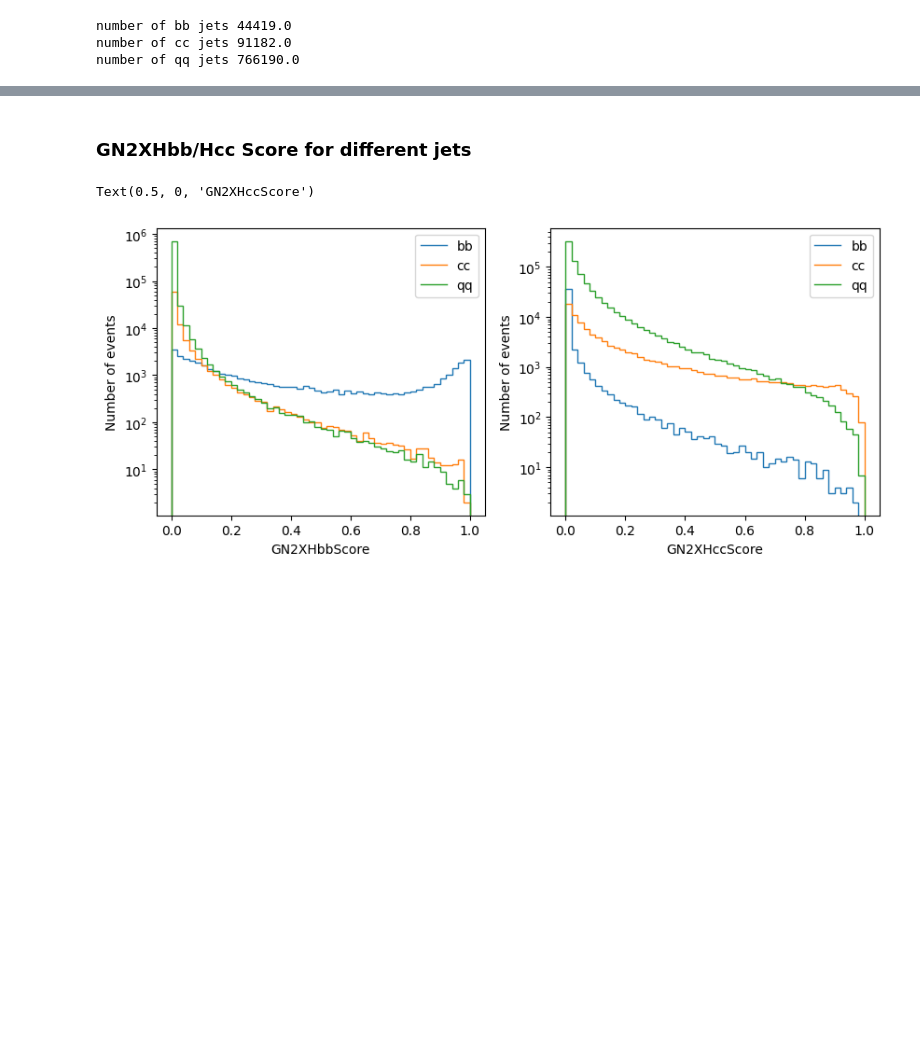
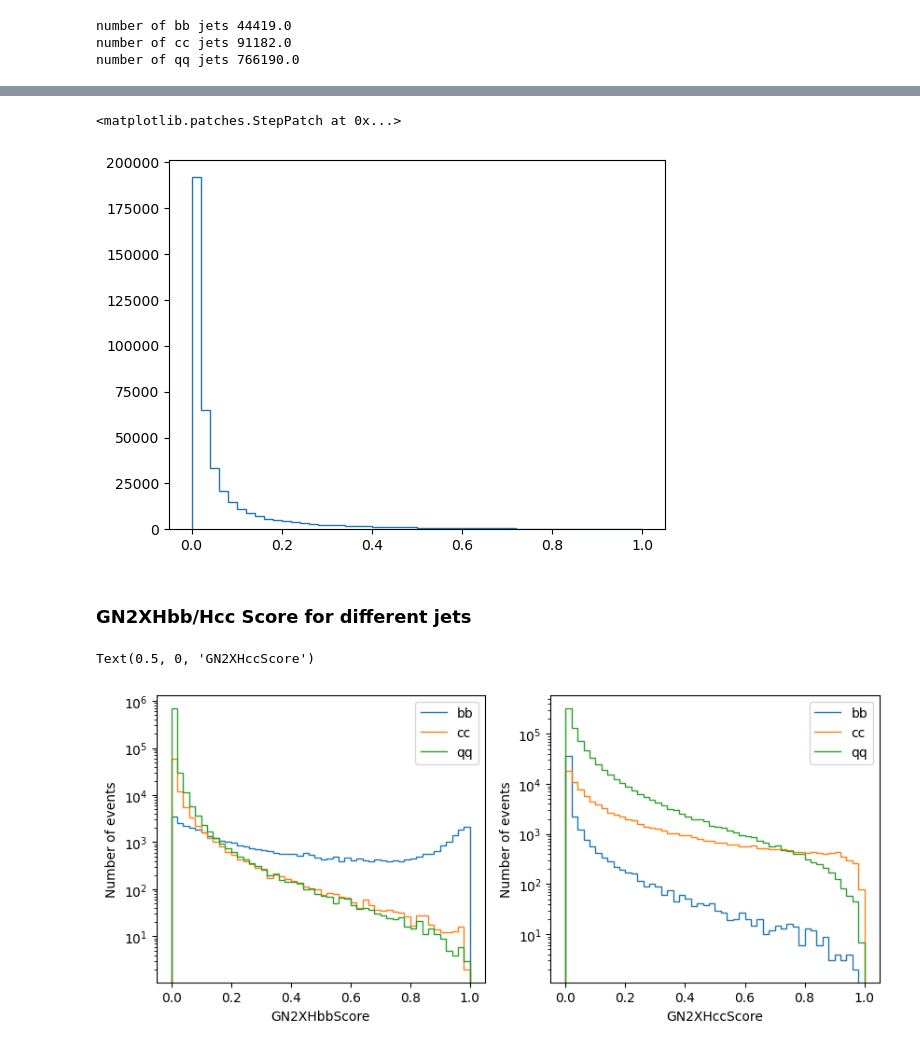
Before and after one commit to dyl64/Dongyi-Oral-Qual, a Jupyter notebook: notebooks/coffea_Zcc_analysis.ipynb, the cells around one changed output, grey strips where cells are left out. Cells and saved outputs as stored; diff of their text form; code cells hidden in the pictures; blank space fills up the shorter version.

```diff
--- a/notebooks/coffea_Zcc_analysis.ipynb
+++ b/notebooks/coffea_Zcc_analysis.ipynb
@@ -379,7 +437,7 @@ Aside from tagging fatjet with vrjet information, one can also use fatJetNB(C)Ha
 - if fatJetNBHadrons=0 & fatJetNCHadron=2, tag fatjet as cc jet.
 - if fatJetNBHadrons=0 & fatJetNCHadron=0, tag fatjet as qq jet.
 # %%
-def generate_GN2XHxxScore(cut_pt_m, dx):
+def generate_GN2XHxxScore_single_cut(cut_pt_m, dx):
     bb_tagging = cut_pt_m & (events.fatJetNBHadrons == 2) & (events.fatJetNCHadrons > -1)
     cc_tagging = cut_pt_m & (events.fatJetNBHadrons == 0) & (events.fatJetNCHadrons == 2)
     qq_tagging = cut_pt_m & (events.fatJetNBHadrons == 0) & (events.fatJetNCHadrons == 0)
@@ -397,9 +455,10 @@ def generate_GN2XHxxScore(cut_pt_m, dx):
     for cut, name in zip(cuts, tagging_names):
         GN2XHbbScore.append(np.histogram(ak.flatten(events.fatJetGN2Xv01Hbb[cut]).compute(), bins=N_bins, range=(0,1))[0])
         GN2XHccScore.append(np.histogram(ak.flatten(events.fatJetGN2Xv01Hcc[cut]).compute(), bins=N_bins, range=(0,1))[0])
-    return GN2XHbbScore, GN2XHccScore
+    return GN2XHbbScore, GN2XHccScore, cuts, tagging_names
 # %%
+%%time
 cut_pt_m = (events.fatJetPt > 450) & (events.fatJetM > 105) & (events.fatJetM < 210)
 dx = .02
-GN2XHbbScore, GN2XHccScore = generate_GN2XHxxScore(cut_pt_m, dx)
+GN2XHbbScore_1D, GN2XHccScore_1D, cuts, tagging_names = generate_GN2XHxxScore_single_cut(cut_pt_m, dx)
 # %% [output]
@@ -416,3 +474,35 @@ for i in range(len(cuts)):
 number of bb jets 44419.0
 number of cc jets 91182.0
 number of qq jets 766190.0
+# %%
+def generate_GN2XHxxScore_double_cut(cut_pt_m, dx, bb_score, cc_score, order):
+    bb_tagging = cut_pt_m & (events.fatJetNBHadrons == 2) & (events.fatJetNCHadrons > -1)
+    cc_tagging = cut_pt_m & (events.fatJetNBHadrons == 0) & (events.fatJetNCHadrons == 2)
+    qq_tagging = cut_pt_m & (events.fatJetNBHadrons == 0) & (events.fatJetNCHadrons == 0)
+
+    cuts = [bb_tagging, cc_tagging, qq_tagging]
+    tagging_names = ['bb', 'cc', 'qq']
+
+    GN2XHbbScore=[]
+    GN2XHccScore=[]
+
+    #dx = .02 # step for the HxxScore
+    N_bins = int(1./dx)
+    edges = np.arange(0,1+dx,dx)
+
+
+    for cut, name in zip(cuts, tagging_names):
+        if order == 'bb':
+            GN2XHbbScore.append(np.histogram(ak.flatten(events.fatJetGN2Xv01Hbb[cut&(events.fatJetGN2XHbb<bb_score)]).compute(), bins=N_bins, range=(0,1))[0])
+            GN2XHccScore.append(np.histogram(ak.flatten(events.fatJetGN2Xv01Hcc[cut&(events.fatJetGN2XHbb<bb_score)]).compute(), bins=N_bins, range=(0,1))[0])
+        elif order == 'cc':
+            GN2XHbbScore.append(np.histogram(ak.flatten(events.fatJetGN2Xv01Hbb[cut&(events.fatJetGN2XHcc>cc_score)]).compute(), bins=N_bins, range=(0,1))[0])
+            GN2XHccScore.append(np.histogram(ak.flatten(events.fatJetGN2Xv01Hcc[cut&(events.fatJetGN2XHcc>cc_score)]).compute(), bins=N_bins, range=(0,1))[0])
+        else:
+            print('wrong input')
+
+
+    return GN2XHbbScore, GN2XHccScore
+# %%
+%%time
+GN2XHbbScore_2D, GN2XHccScore_2D = generate_GN2XHxxScore_double_cut(cut_pt_m, dx, 0.02, 0.1, 'bb')
@@ -419,3 +512,9 @@ number of qq jets 766190.0
+# %%
+edges = np.arange(0,1+dx,dx)
+plt.stairs(GN2XHccScore_2D[2], edges)
+# %% [output]
+<matplotlib.patches.StepPatch at 0x...>
+[figure, added]
 # %% [markdown]
 ### GN2XHbb/Hcc Score for different jets
 # %%
```
Also changed, not shown: parts of 10 cells of this notebook, 2 other files.
